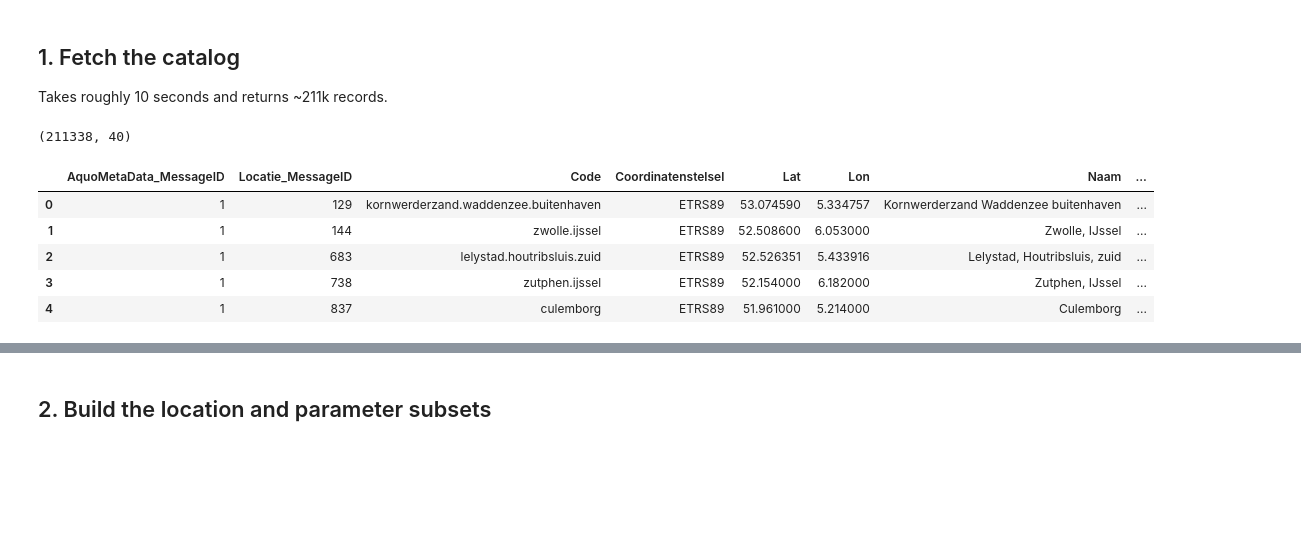
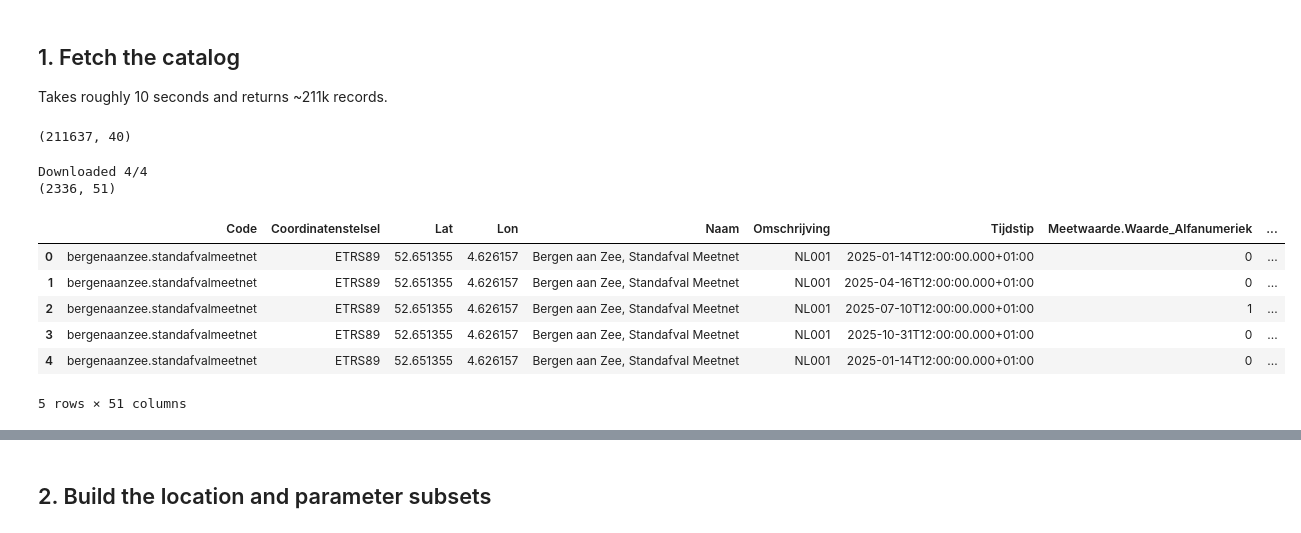
Before and after one commit to openearth/krmvalidatie, a Jupyter notebook: infra/functions/downloading-dev/notebooks/waterinfo_demo.ipynb, the cells around one changed output, grey strips where cells are left out. Drawn from its saved outputs; the diff is of its cells as text; code cells hidden in the pictures; blank space fills up the shorter version.

Commit message:
Download DT rows from validatielijst in notebook, read CSVs from GitHub branch
Co-authored-by: Copilot <223556219+Copilot@users.noreply.github.com>

```diff
--- a/infra/functions/downloading-dev/notebooks/waterinfo_demo.ipynb
+++ b/infra/functions/downloading-dev/notebooks/waterinfo_demo.ipynb
@@ -20,12 +20,37 @@ Takes roughly 10 seconds and returns ~211k records.
 catalog = rw.get_catalog()
 # check the initial catalog content
 print(catalog.shape)
-catalog.head()
+# catalog.head()
 # %% [output]
-(211338, 40)
+(211637, 40)
-|  | AquoMetaData_MessageID | Locatie_MessageID | Code | Coordinatenstelsel | Lat | Lon | Naam | ... |
-| 0 | 1 | 129 | kornwerderzand.waddenzee.buitenhaven | ETRS89 | 53.074590 | 5.334757 | Kornwerderzand Waddenzee buitenhaven | ... |
-| 1 | 1 | 144 | zwolle.ijssel | ETRS89 | 52.508600 | 6.053000 | Zwolle, IJssel | ... |
-| 2 | 1 | 683 | lelystad.houtribsluis.zuid | ETRS89 | 52.526351 | 5.433916 | Lelystad, Houtribsluis, zuid | ... |
-| 3 | 1 | 738 | zutphen.ijssel | ETRS89 | 52.154000 | 6.182000 | Zutphen, IJssel | ... |
-| 4 | 1 | 837 | culemborg | ETRS89 | 51.961000 | 5.214000 | Culemborg | ... |
+# %%
+startdate = "2025-01-01"
+enddate = "2025-12-31"
+grootheid_code = "AANTPLTE"
+compartiment_code = "OR"
+
+codes = [
+    "bergenaanzee.standafvalmeetnet",
+    "noordwijk.strandafvalmeetnet",
+    "terschelling.strandafvalmeetnet",
+    "veere.strandafvalmeetnet",
+]
+
+params = [
+    [compartiment_code, "", "", grootheid_code, loc, startdate, enddate]
+    for loc in codes
+]
+data = rw.get_data(params=params, return_df=True, max_workers=8)
+
+print(data.shape)
+data.head()
+# %% [output]
+Downloaded 4/4
+(2336, 51)
+|  | Code | Coordinatenstelsel | Lat | Lon | Naam | Omschrijving | Tijdstip | Meetwaarde.Waarde_Alfanumeriek | ... |
+| 0 | bergenaanzee.standafvalmeetnet | ETRS89 | 52.651355 | 4.626157 | Bergen aan Zee, Standafval Meetnet | NL001 | 2025-01-14T12:00:00.000+01:00 | 0 | ... |
+| 1 | bergenaanzee.standafvalmeetnet | ETRS89 | 52.651355 | 4.626157 | Bergen aan Zee, Standafval Meetnet | NL001 | 2025-04-16T12:00:00.000+01:00 | 0 | ... |
+| 2 | bergenaanzee.standafvalmeetnet | ETRS89 | 52.651355 | 4.626157 | Bergen aan Zee, Standafval Meetnet | NL001 | 2025-07-10T12:00:00.000+01:00 | 1 | ... |
+| 3 | bergenaanzee.standafvalmeetnet | ETRS89 | 52.651355 | 4.626157 | Bergen aan Zee, Standafval Meetnet | NL001 | 2025-10-31T12:00:00.000+01:00 | 0 | ... |
+| 4 | bergenaanzee.standafvalmeetnet | ETRS89 | 52.651355 | 4.626157 | Bergen aan Zee, Standafval Meetnet | NL001 | 2025-01-14T12:00:00.000+01:00 | 0 | ... |
+5 rows × 51 columns
```
Also changed, not shown: parts of 6 cells of this notebook, 2 other files.
